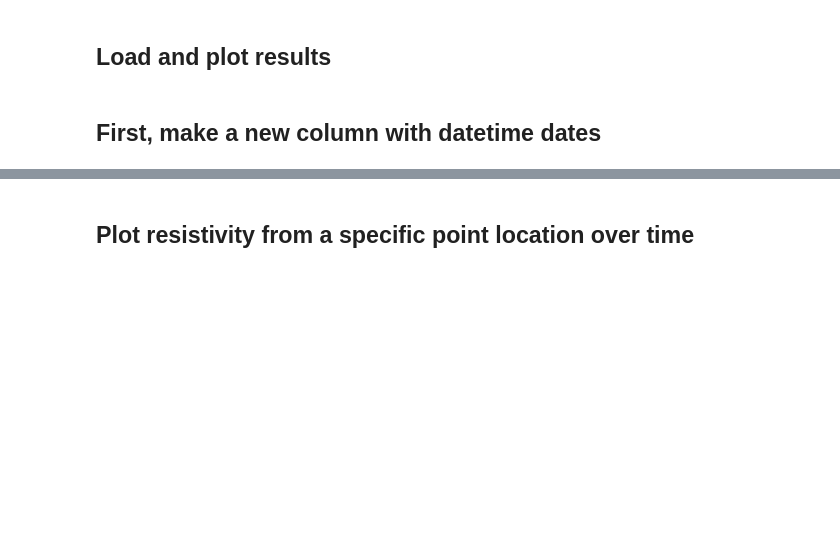
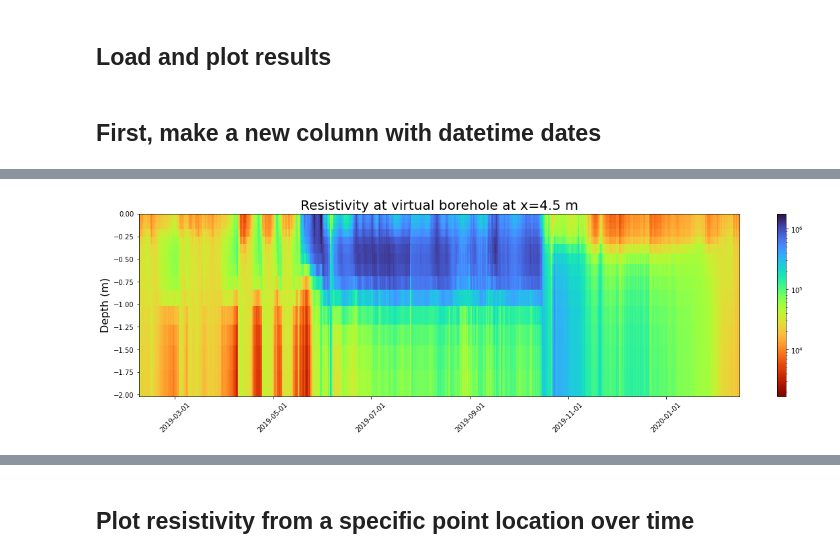
Before and after one commit to teddiherring/permafrost-data-processing, a Jupyter notebook: data_processing_AERT.ipynb, the cells around one changed output, grey strips where cells are left out. Cells and saved outputs as stored; diff of their text form; code cells hidden in the pictures; blank space fills up the shorter version.

```diff
--- a/data_processing_AERT.ipynb
+++ b/data_processing_AERT.ipynb
@@ -1033,0 +1112,28 @@ interactive(children=(IntSlider(value=0, description='i', max=19), Output()), _d
+# %%
+
+cmin = min(np.hstack(rho_borehole))
+cmax = max(np.hstack(rho_borehole))
+
+fs = 16
+
+fig, ax = plt.subplots(1,1,figsize=[20,5])
+X, Y = np.meshgrid(dt,z_borehole)
+plt.pcolormesh(
+    X,
+    Y,
+    np.array(rho_borehole).T,
+    cmap='turbo_r',
+    shading='auto',
+#     vmin=cmin,
+#     vmax=cmax,
+    norm=colors.LogNorm(vmin=cmin, vmax=cmax), # logarithmic scale
+)
+
+date_format = mdates.DateFormatter('%Y-%m-%d')
+ax.xaxis.set_major_formatter(date_format)
+plt.xticks(rotation=45);
+plt.colorbar()
+plt.ylabel('Depth (m)',fontsize=fs)
+plt.title('Resistivity at virtual borehole at x=%.1f m'%(xborehole),fontsize=20);
+# %% [output]
+[figure, added]
```
Also changed, not shown: parts of 24 cells of this notebook.
